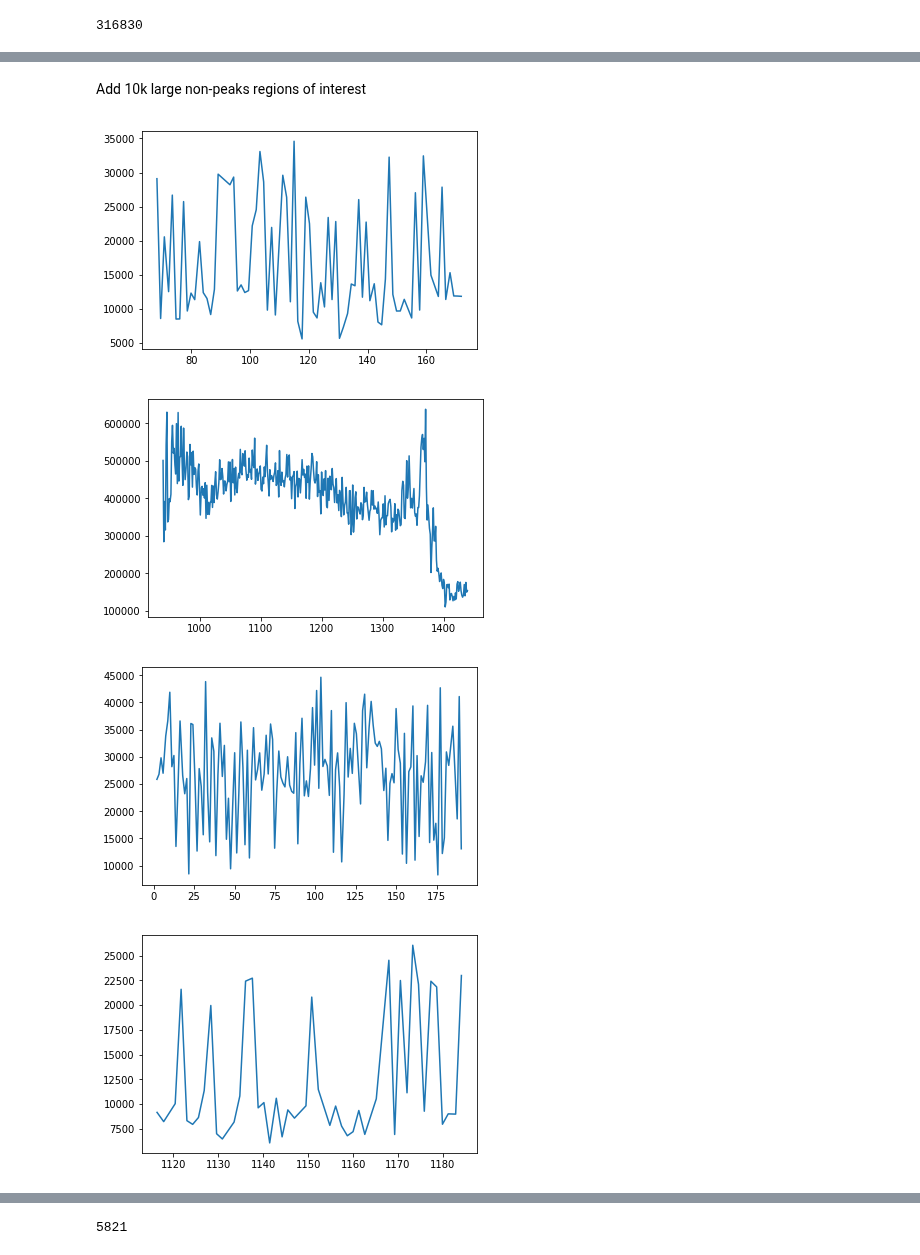
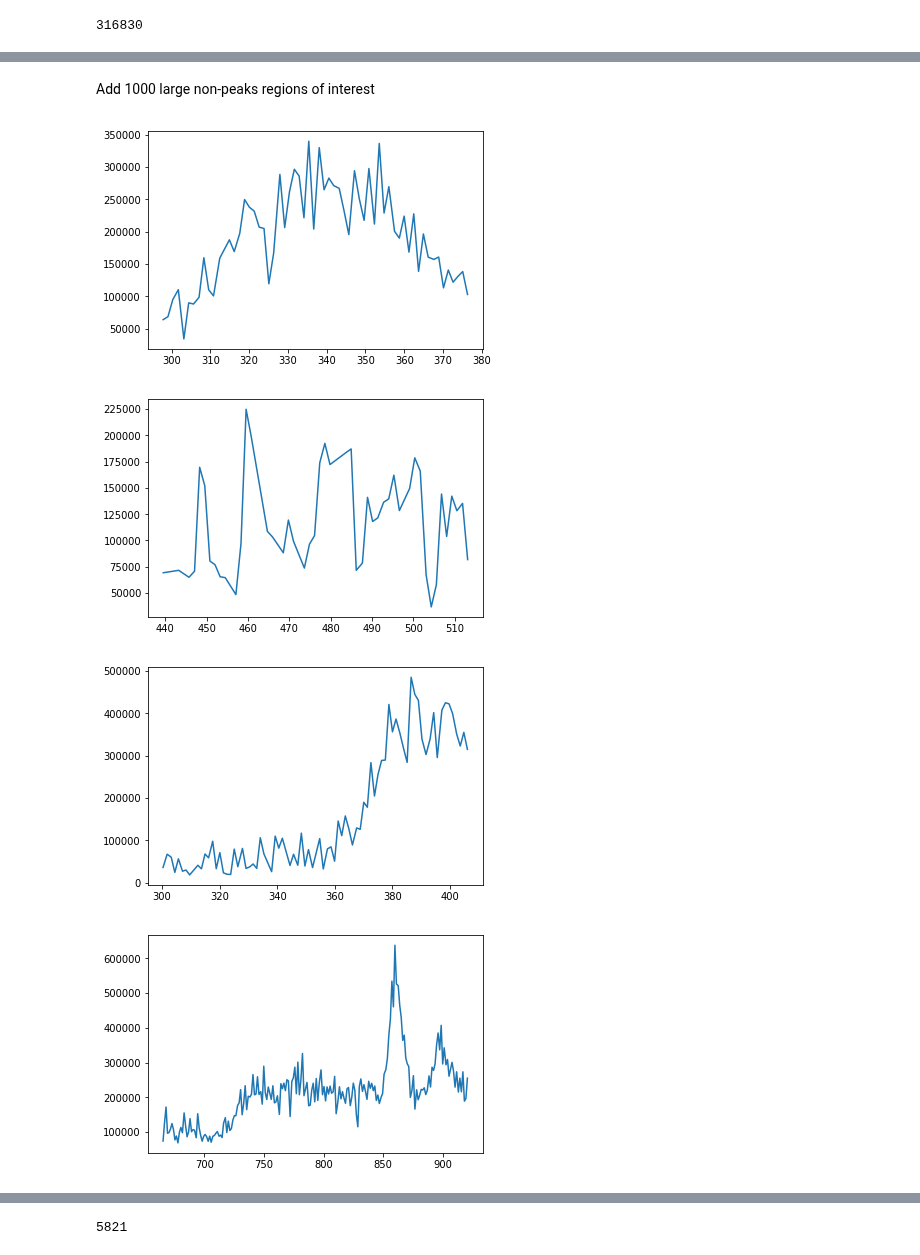
Before and after one commit to sdrogers/clms, a Jupyter notebook: Simulator/notebooks/top-N-experiments.ipynb, the cells around one changed output, grey strips where cells are left out. Saved outputs shown, nothing was run; the diff lists cells and outputs as text; code cells hidden in the pictures.

Commit message:
Improved ROI noise creator

```diff
--- a/Simulator/notebooks/top-N-experiments.ipynb
+++ b/Simulator/notebooks/top-N-experiments.ipynb
@@ -111,5 +113,5 @@ Added 90k small non-peaks regions of interests
 # %%
-noises = nc.sample(90000, ms_levels=2, min_num_scans=5)
+noises = nc.sample(9000, ms_levels=2, min_num_scans=5)
 for c in noises[0:10]:
     chrom = c.chromatogram
     plt.plot(chrom.raw_rts, chrom.raw_intensities)
@@ -128,13 +130,14 @@ for c in noises[0:10]:
 # %% [markdown]
-Add 10k large non-peaks regions of interest
+Add 1000 large non-peaks regions of interest
 # %%
-large_noises = nc.sample(10000, ms_levels=2, min_num_scans=50)
+large_noises = nc.sample(1000, ms_levels=2, min_num_scans=50,
+                         min_rt=min_rt, max_rt=max_rt, min_ms1_intensity=min_ms1_intensity)
 for c in large_noises[0:10]:
     chrom = c.chromatogram
     plt.plot(chrom.raw_rts, chrom.raw_intensities)
     plt.show()
 # %% [output]
-[figure, old version]
+[figure, new version]
-[figure, old version]
+[figure, new version]
-[figure, old version]
+[figure, new version]
-[figure, old version]
+[figure, new version]
```
Also changed, not shown: parts of 15 cells of this notebook, 1 other file.
